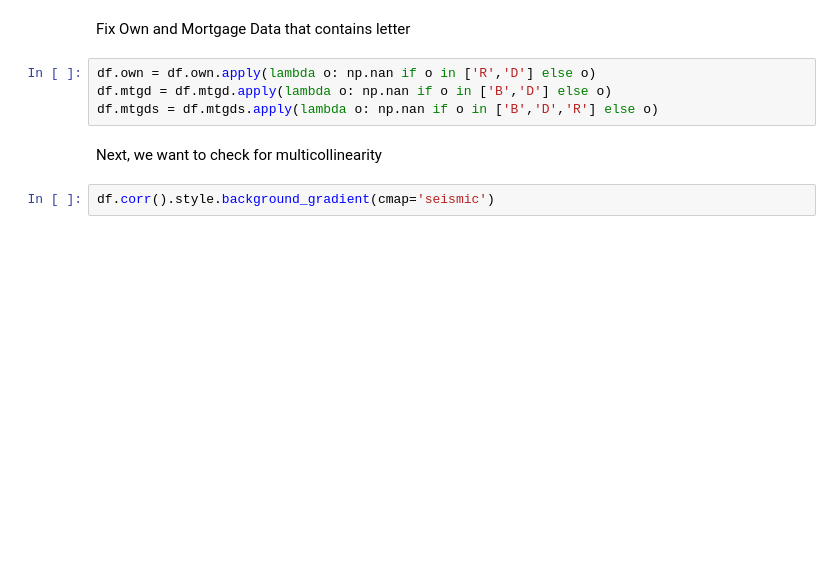
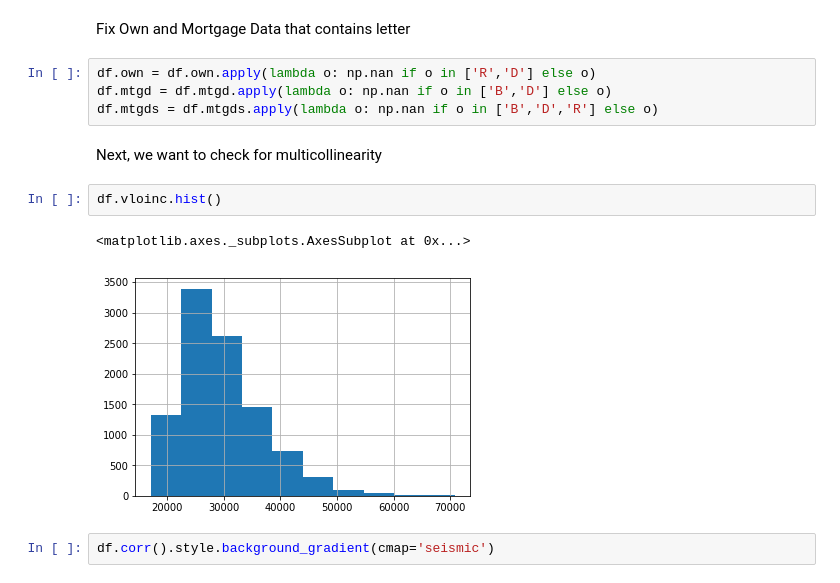
Before and after one commit to ThapaRahul/Superficial-Intelligence, a Jupyter notebook: Exploration.ipynb, the cells around one changed output. Cells and saved outputs as stored; diff of their text form; blank space fills up the shorter version.

```diff
--- a/Exploration.ipynb
+++ b/Exploration.ipynb
@@ -94,6 +150,11 @@ df.mtgd = df.mtgd.apply(lambda o: np.nan if o in ['B','D'] else o)
 df.mtgds = df.mtgds.apply(lambda o: np.nan if o in ['B','D','R'] else o)
 # %% [markdown]
 Next, we want to check for multicollinearity
+# %%
+df.vloinc.hist()
+# %% [output]
+<matplotlib.axes._subplots.AxesSubplot at 0x...>
+[figure, added]
 # %%
 df.corr().style.background_gradient(cmap='seismic')
 # %% [output]
```
Also changed, not shown: parts of 21 cells of this notebook, 1 other file.
